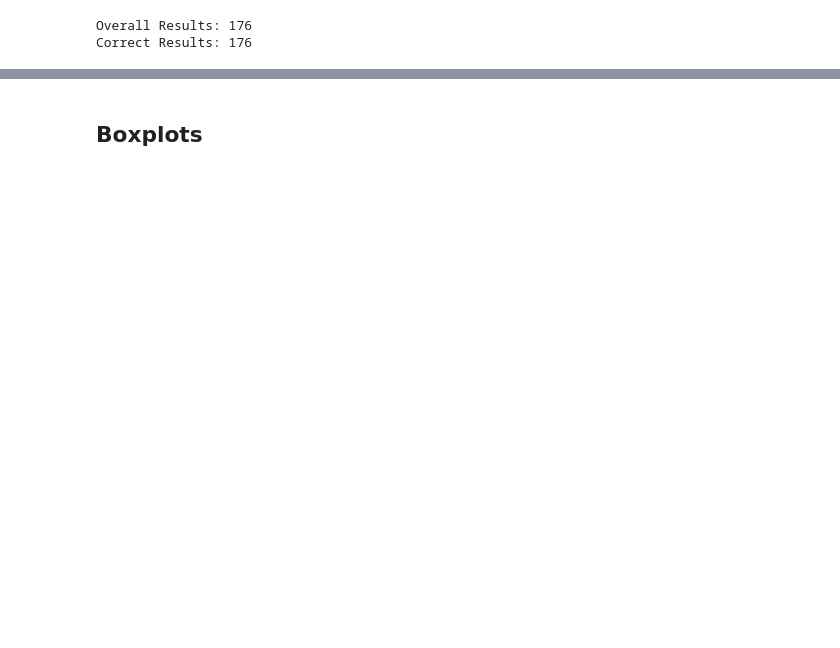
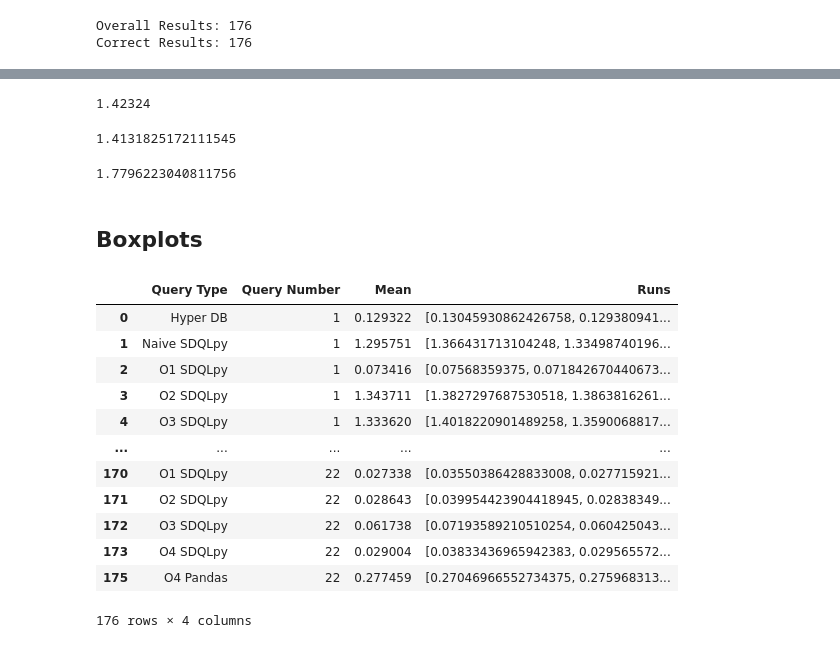
Before and after one commit to groegercesg/QueryBridge, a Jupyter notebook: benchmarking/notebooks/year2_report.ipynb, the cells around one changed output, grey strips where cells are left out. Cells and saved outputs as stored; diff of their text form; code cells hidden in the pictures; blank space fills up the shorter version.

```diff
--- a/benchmarking/notebooks/year2_report.ipynb
+++ b/benchmarking/notebooks/year2_report.ipynb
@@ -73,3 +84,39 @@ overall = make_overall_table(results)
+# %%
+def get_querytype_mean_dict(query_type):
+    query_numbers = list(results[results['Query Type'] == query_type].to_dict()['Query Number'].values())
+    query_means = list(results[results['Query Type'] == query_type].to_dict()['Mean'].values())
+
+    return dict(zip(query_numbers, query_means))
+
+def percentage_difference(num1, num2):
+    return 100 * (abs(num1 - num2) / ((num1 + num2) / 2))
+
+# all_type = "O1+O2+O3+O4 SDQLpy"
+# prev_type = "O1+O2+O4 SDQLpy"
+
+# all_runtimes = get_querytype_mean_dict(all_type)
+# prev_runtimes = get_querytype_mean_dict(prev_type)
+
+# for query, all_runtime in all_runtimes.items():
+#     prev_runtime = prev_runtimes[query]
+#     perc_diff = round(percentage_difference(all_runtime, prev_runtime), 5)
+#     if prev_runtime < all_runtime and perc_diff >= 5:
+#         print(f"For Query {query}, '{all_type}' was more than 5% slower than '{prev_type}'.")
+#         print(f"\t'{all_type}': {all_runtime}")
+#         print(f"\t'{prev_type}': {prev_runtime}")
+#         print(f"\tPercentage difference: {perc_diff}%")
+
+round(percentage_difference(0.274375, 0.278308), 5)
+# %% [output]
+1.42324
+# %%
+((0.278308 - 0.274375) / 0.278308) * 100
+# %% [output]
+1.4131825172111545
+# %%
+((0.205774 - 0.202112) / 0.205774) * 100
+# %% [output]
+1.7796223040811756
 # %% [markdown]
 ## Boxplots
 # %%
@@ -79,6 +126,22 @@ results['Query Type'] = results['Query Type'].replace(
         'Pandas Converted + O4 (Hyper DB)': 'O4 Pandas'
     }
 )
+# %%
+results
+# %% [output]
+|  | Query Type | Query Number | Mean | Runs |
+| 0 | Hyper DB | 1 | 0.129322 | [0.13045930862426758, 0.129380941... |
+| 1 | Naive SDQLpy | 1 | 1.295751 | [1.366431713104248, 1.33498740196... |
+| 2 | O1 SDQLpy | 1 | 0.073416 | [0.07568359375, 0.071842670440673... |
+| 3 | O2 SDQLpy | 1 | 1.343711 | [1.3827297687530518, 1.3863816261... |
+| 4 | O3 SDQLpy | 1 | 1.333620 | [1.4018220901489258, 1.3590068817... |
+| ... | ... | ... | ... | ... |
+| 170 | O1 SDQLpy | 22 | 0.027338 | [0.03550386428833008, 0.027715921... |
+| 171 | O2 SDQLpy | 22 | 0.028643 | [0.039954423904418945, 0.02838349... |
+| 172 | O3 SDQLpy | 22 | 0.061738 | [0.07193589210510254, 0.060425043... |
+| 173 | O4 SDQLpy | 22 | 0.029004 | [0.03833436965942383, 0.029565572... |
+| 175 | O4 Pandas | 22 | 0.277459 | [0.27046966552734375, 0.275968313... |
+176 rows × 4 columns
 # %%
 # Compare
 compare_groups = [
```
Also changed, not shown: parts of 5 cells of this notebook, 4 other files.
